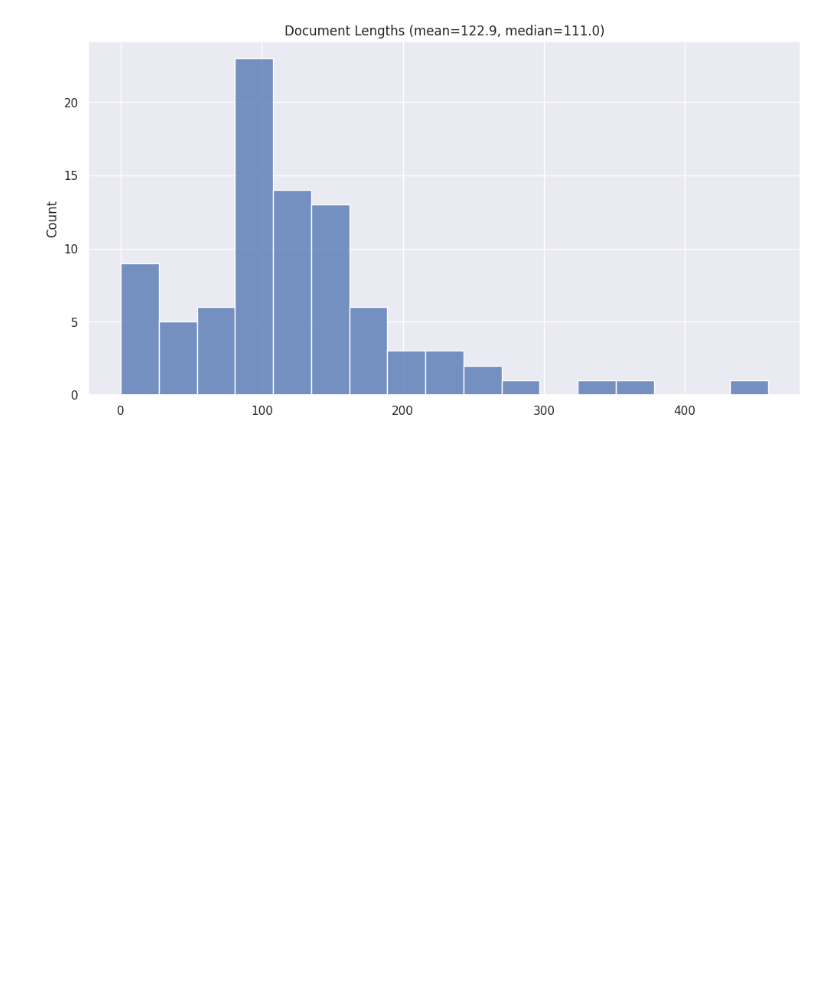
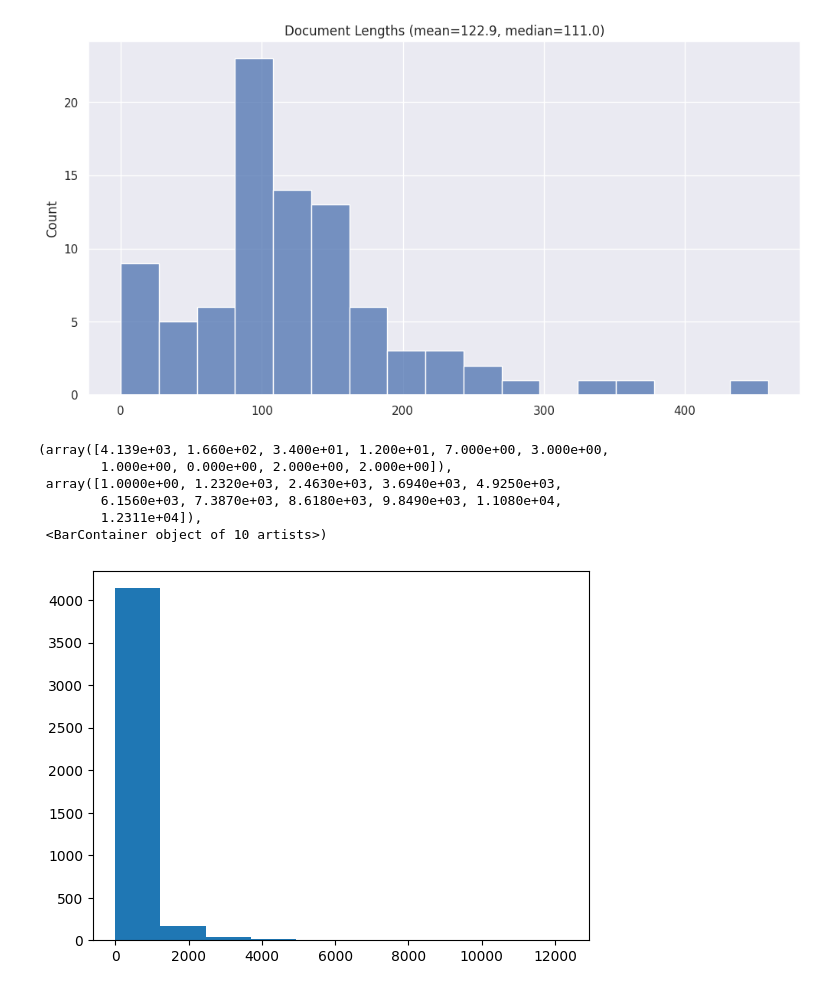
Before and after one commit to Joshua-Chin/Semantic-RAG, a Jupyter notebook: 06-Semantic.ipynb, the cells around one changed output. Drawn from its saved outputs; the diff is of its cells as text; code cells hidden in the pictures; blank space fills up the shorter version.

```diff
--- a/06-Semantic.ipynb
+++ b/06-Semantic.ipynb
@@ -1,7 +1,7 @@
 # %%
 from langchain_text_splitters import RecursiveCharacterTextSplitter
 
-with open('./data/LegalBench-RAG/corpus/privacy_qa/Keep.txt') as f:
+with open('./data/LegalBench-RAG/corpus/maud/Acacia_Communications_Cisco_Systems.txt') as f:
     data = f.read()
 
 text_splitter = RecursiveCharacterTextSplitter(
@@ -11,9 +11,9 @@ text_splitter = RecursiveCharacterTextSplitter(
         # single newline
         r'\n\s*',
         # sentence
-#        r'(?<=[.?!])\s+',
+        r'(?<=[.?!])\s+',
         # clauses
-#        ';', ':', ',',
+        ';', ':', ',',
     ],
     chunk_size=200,
     chunk_overlap=0,
@@ -242,6 +345,60 @@ def split_to_spans_by_regex(regex, text):
         spans.append((prev, len(text)))
     return spans
 # %%
+%matplotlib inline
+
+
+import json
+import os
+import random
+
+from lib.load import extract_data, LEGALBENCH_RAG_PATH
+import matplotlib.pyplot as plt
 import spacy
 
-nlp=spacy.load('en_core_web_sm')
+from lib.load import extract_data, load_benchmark_corpus
+
+def load_benchmark_corpus(subset="maud"):
+    with open(os.path.join(LEGALBENCH_RAG_PATH, "benchmarks", f"{subset}.json")) as f:
+        benchmark = json.load(f)['tests']
+
+    corpus = {}
+    corpus_path = os.path.join(LEGALBENCH_RAG_PATH, "corpus", subset)
+
+    random.seed(42)
+
+    for document in random.sample(os.listdir(corpus_path), 5):
+        with open(os.path.join(corpus_path, document)) as f:
+            corpus[document] = f.read()
+
+    benchmark_sample = []
+    for test in benchmark:
+        file_path = test["snippets"][0]["file_path"]
+        filename = os.path.basename(file_path)
+        if filename in corpus:
+            benchmark_sample.append(test)
+
+    return benchmark_sample, corpus
+benchmark, corpus = load_benchmark_corpus()
+
+extract_data()
+benchmark, corpus = load_benchmark_corpus()
+
+nlp = spacy.load('en_core_web_sm')
+
+length = []
+sents = []
+for data in corpus.values():
+    doc = nlp(data)
+    sents += [data[sent.start_char:sent.end_char] for sent in doc.sents]
+    length += [sent.end_char - sent.start_char for sent in doc.sents]
+
+plt.hist(length)
+# %% [output]
+(array([4.139e+03, 1.660e+02, 3.400e+01, 1.200e+01, 7.000e+00, 3.000e+00,
+        1.000e+00, 0.000e+00, 2.000e+00, 2.000e+00]),
+ array([1.0000e+00, 1.2320e+03, 2.4630e+03, 3.6940e+03, 4.9250e+03,
+        6.1560e+03, 7.3870e+03, 8.6180e+03, 9.8490e+03, 1.1080e+04,
+        1.2311e+04]),
+ <BarContainer object of 10 artists>)
+[figure, added]
```
Also changed, not shown: parts of 9 cells of this notebook, 1 other file.
